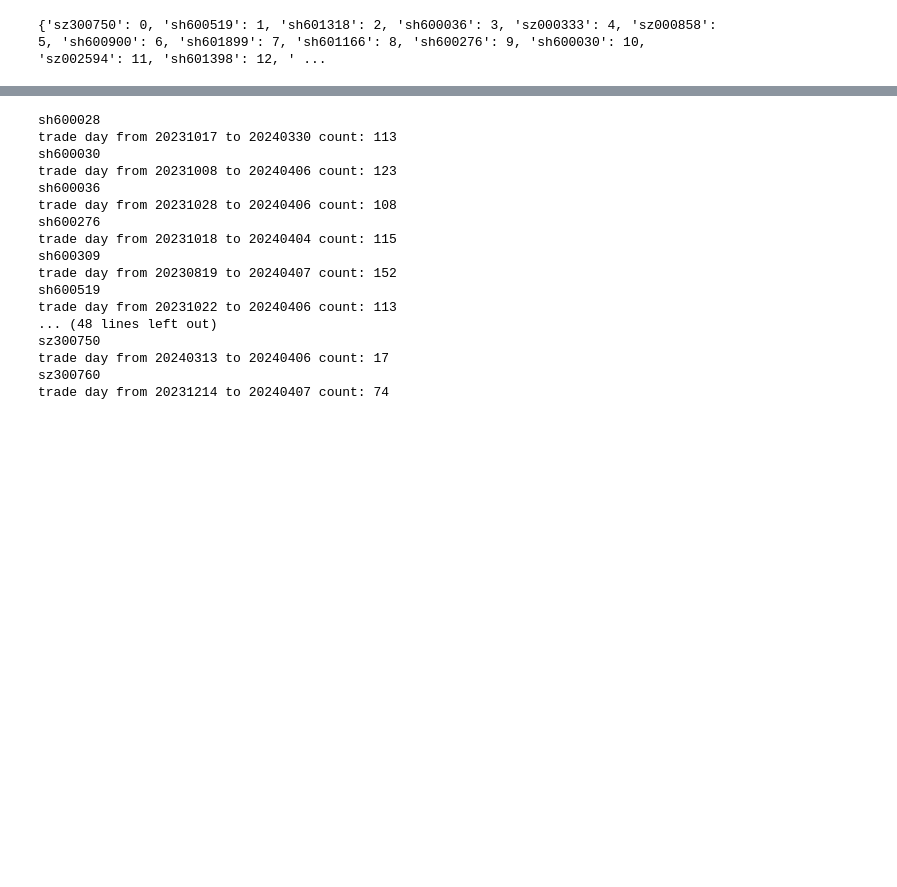
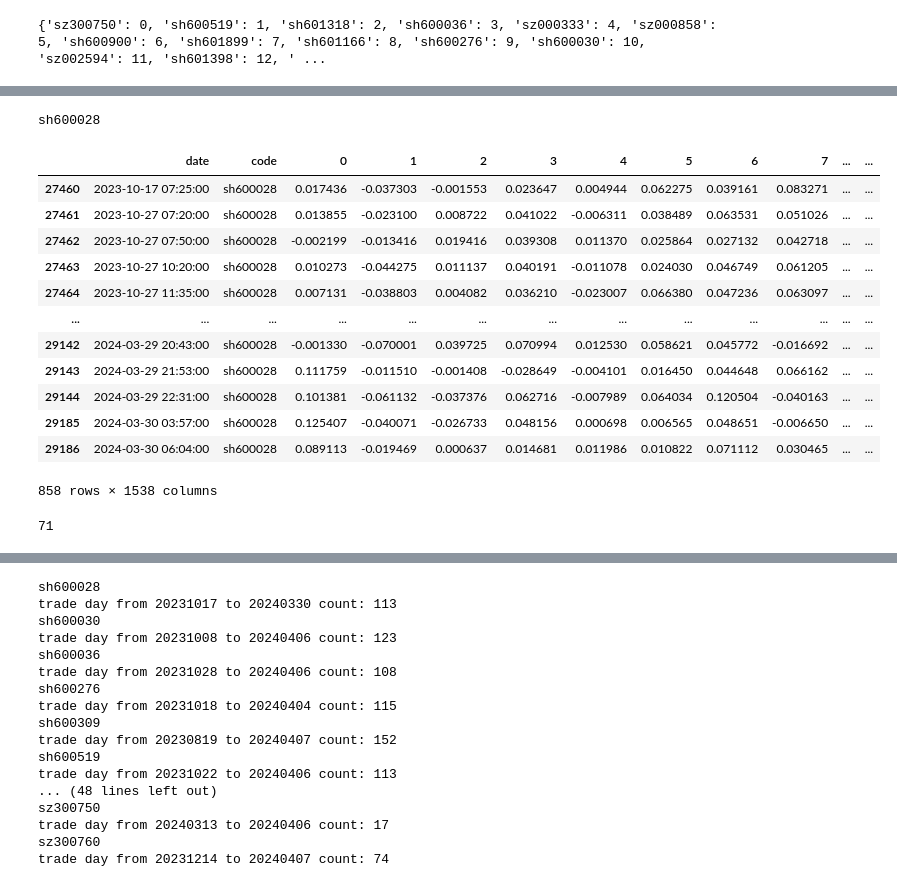
Before and after one commit to zhangmaosen/zms, a Jupyter notebook: etl/index_300_embdding.ipynb, the cells around one changed output, grey strips where cells are left out. Drawn from its saved outputs; the diff is of its cells as text; code cells hidden in the pictures; blank space fills up the shorter version.

```diff
--- a/etl/index_300_embdding.ipynb
+++ b/etl/index_300_embdding.ipynb
@@ -38,0 +59,64 @@ print(dict_arr)
+# %%
+import tushare as ts
+import numpy as np
+pro = ts.pro_api()
+for i, g in df_embeddings.groupby('code'):
+    print(g['code'].iloc[0])
+    code = g['code'].iloc[0]
+    part1 = code[:2]
+    part2 = code[2:]
+
+    idx = dict_arr[code]
+    sorted_g = g.sort_values(by='date')
+    #sorted_g.insert(2,'idx',idx)
+    df_day = sorted_g['date'].apply(lambda x: x.strftime('%Y%m%d'))
+    df_hour = sorted_g['date'].apply(lambda x: x.strftime('%H'))
+
+    sorted_g.insert(1, 'day', df_day)
+    sorted_g.insert(2,'hour', df_hour)
+
+    columns_to_sum = sorted_g.columns[4:]
+    grouped_sum = sorted_g.groupby(['day', 'hour'])[columns_to_sum].sum().reset_index()
+
+    # 生成0-24的整数序列
+    numbers = list(range(0, 24))
+    # 添加前导零，使序列中的每个元素都为两位数
+    formatted_numbers = ['{:02}'.format(num) for num in numbers]
+    hour_df = pd.DataFrame({'hour' :formatted_numbers})
+    hour_df['tmp'] = 1
+
+    day_uniq = pd.DataFrame(grouped_sum['day'].unique(), columns=['day'])
+    day_uniq['tmp'] = 1
+    day_hour_uniq = pd.merge(day_uniq, hour_df, on='tmp', how='outer')
+    day_hour_uniq.pop('tmp')
+
+
+    # h_group = pd.merge(day_hour_uniq, grouped_sum, on=['day','hour'], how='left')
+    # h_group.pop('tmp')
+
+    new_group = pd.merge(day_hour_uniq, grouped_sum, on=['day','hour'], how='left')
+    new_group.ffill(inplace=True)
+    new_group.bfill(inplace=True)
+    break
+# %% [output]
+sh600028
+# %%
+g
+# %% [output]
+|  | date | code | 0 | 1 | 2 | 3 | 4 | 5 | 6 | 7 | ... | ... |
+| 27460 | 2023-10-17 07:25:00 | sh600028 | 0.017436 | -0.037303 | -0.001553 | 0.023647 | 0.004944 | 0.062275 | 0.039161 | 0.083271 | ... | ... |
+| 27461 | 2023-10-27 07:20:00 | sh600028 | 0.013855 | -0.023100 | 0.008722 | 0.041022 | -0.006311 | 0.038489 | 0.063531 | 0.051026 | ... | ... |
+| 27462 | 2023-10-27 07:50:00 | sh600028 | -0.002199 | -0.013416 | 0.019416 | 0.039308 | 0.011370 | 0.025864 | 0.027132 | 0.042718 | ... | ... |
+| 27463 | 2023-10-27 10:20:00 | sh600028 | 0.010273 | -0.044275 | 0.011137 | 0.040191 | -0.011078 | 0.024030 | 0.046749 | 0.061205 | ... | ... |
+| 27464 | 2023-10-27 11:35:00 | sh600028 | 0.007131 | -0.038803 | 0.004082 | 0.036210 | -0.023007 | 0.066380 | 0.047236 | 0.063097 | ... | ... |
+| ... | ... | ... | ... | ... | ... | ... | ... | ... | ... | ... | ... | ... |
+| 29142 | 2024-03-29 20:43:00 | sh600028 | -0.001330 | -0.070001 | 0.039725 | 0.070994 | 0.012530 | 0.058621 | 0.045772 | -0.016692 | ... | ... |
+| 29143 | 2024-03-29 21:53:00 | sh600028 | 0.111759 | -0.011510 | -0.001408 | -0.028649 | -0.004101 | 0.016450 | 0.044648 | 0.066162 | ... | ... |
+| 29144 | 2024-03-29 22:31:00 | sh600028 | 0.101381 | -0.061132 | -0.037376 | 0.062716 | -0.007989 | 0.064034 | 0.120504 | -0.040163 | ... | ... |
+| 29185 | 2024-03-30 03:57:00 | sh600028 | 0.125407 | -0.040071 | -0.026733 | 0.048156 | 0.000698 | 0.006565 | 0.048651 | -0.006650 | ... | ... |
+| 29186 | 2024-03-30 06:04:00 | sh600028 | 0.089113 | -0.019469 | 0.000637 | 0.014681 | 0.011986 | 0.010822 | 0.071112 | 0.030465 | ... | ... |
+858 rows × 1538 columns
+# %%
+len(grouped_sum['day'].unique())
+# %% [output]
+71
```
Also changed, not shown: parts of 6 cells of this notebook, 10 other files.
